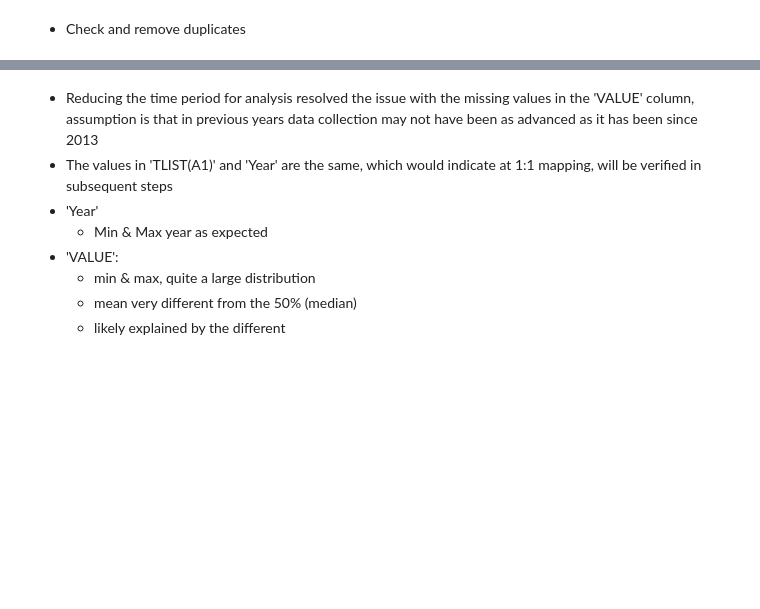
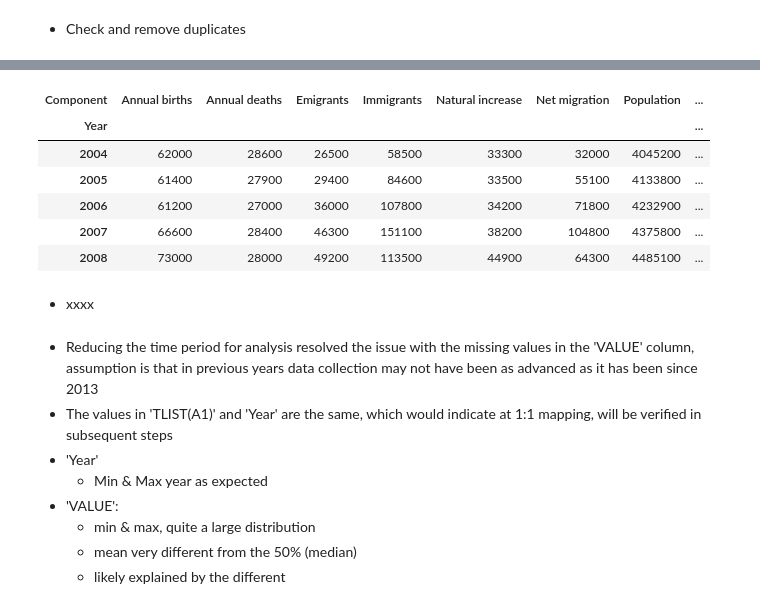
Before and after one commit to sba23014/cct_msc_data_analytics, a Jupyter notebook: s1_ca1/MSC_DA_CA1.ipynb, the cells around one changed output, grey strips where cells are left out. Drawn from its saved outputs; the diff is of its cells as text; code cells hidden in the pictures; blank space fills up the shorter version.

```diff
--- a/s1_ca1/MSC_DA_CA1.ipynb
+++ b/s1_ca1/MSC_DA_CA1.ipynb
@@ -318,3 +318,8 @@ pop_change_df
 | 158 | 2023 | Population change | 97.6 | 97600.0 |
 | 159 | 2023 | Population | 5281.6 | 5281600.0 |
 160 rows × 4 columns
+# %%
+# we don't need the 'Value (K)' column anymore
+pop_change_df.drop(['Value (K)'], axis = 1, inplace = True)
+
+pop_change_df
@@ -351,27 +368,27 @@ dtype: object
 * Check and remove duplicates
 # %%
 # Total number of rows and columns
-print('df shape:')
-print(df.shape)
+print('pop_change_df shape:')
+print(pop_change_df.shape)
 print()
 
 # Rows containing duplicate data
-duplicate_rows_df = df[df.duplicated()]
+pop_change_dup_rows_df = pop_change_df[pop_change_df.duplicated()]
 print('Number of duplicate rows:')
-print(duplicate_rows_df.shape)
+print(pop_change_dup_rows_df.shape)
 print()
 
 # Used to count the number of rows before removing the data
 print('Row count before removing duplicates:')
 print()
-print(df.count())
+print(pop_change_df.count())
 print()
 
 # Dropping the duplicates
-df = df.drop_duplicates()
+pop_change_df = pop_change_df.drop_duplicates()
 
 # Counting the number of rows after removing duplicates.
 print('Row count after removing duplicates:')
 print()
-print(df.count())
+print(pop_change_df.count())
 print()
@@ -377,0 +471,13 @@ print()
+# %%
+# Pivot the DataFrame so that unique 'Component' values become columns
+pop_change_pivot_df = pop_change_df.pivot(index = 'Year', columns = 'Component', values = 'Value')
+
+pop_change_pivot_df.head()
+# %% [output]
+| Component | Annual births | Annual deaths | Emigrants | Immigrants | Natural increase | Net migration | Population | ... |
+| Year |  |  |  |  |  |  |  | ... |
+| 2004 | 62000 | 28600 | 26500 | 58500 | 33300 | 32000 | 4045200 | ... |
+| 2005 | 61400 | 27900 | 29400 | 84600 | 33500 | 55100 | 4133800 | ... |
+| 2006 | 61200 | 27000 | 36000 | 107800 | 34200 | 71800 | 4232900 | ... |
+| 2007 | 66600 | 28400 | 46300 | 151100 | 38200 | 104800 | 4375800 | ... |
+| 2008 | 73000 | 28000 | 49200 | 113500 | 44900 | 64300 | 4485100 | ... |
@@ -378,3 +486,5 @@ print()
+# %% [markdown]
+* xxxx
 # %%
 # Generate descriptive statistics for numeric attributes
 # pop_change_df.describe(include = 'all')
```
Also changed, not shown: parts of 13 cells of this notebook, 1 other file.
